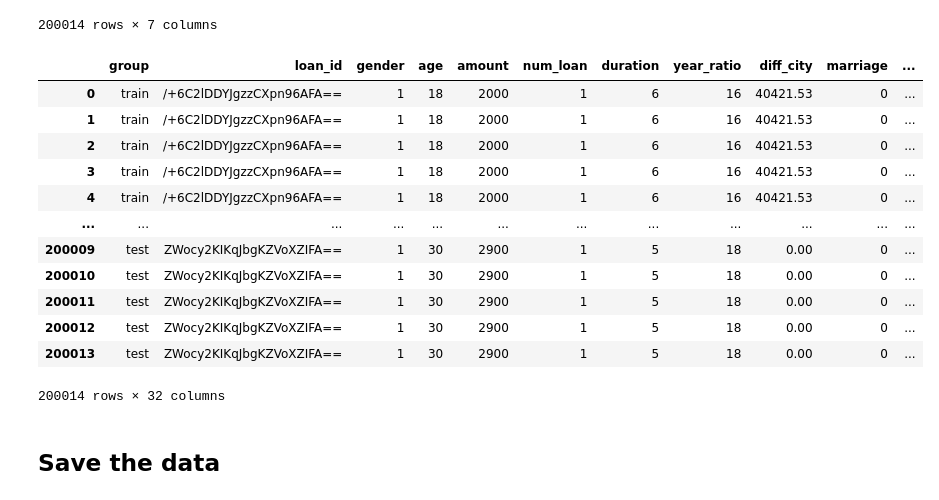
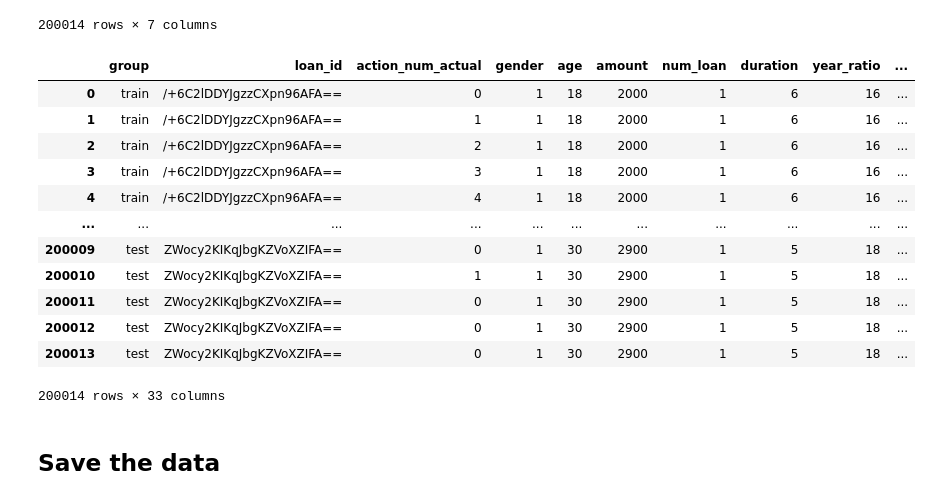
Before and after one commit to QianZeHao123/LoanRL, a Jupyter notebook: 4_note_2025_2_1.ipynb, the cells around one changed output. Drawn from its saved outputs; the diff is of its cells as text; code cells hidden in the pictures.

Commit message:
add bank's feature for RLsimulator data

```diff
--- a/4_note_2025_2_1.ipynb
+++ b/4_note_2025_2_1.ipynb
@@ -35,6 +35,7 @@ data_sim
 # %%
 # specific columns names
 loan_id = ['loan_id']
+bank_features = ['action_num_actual']
 user_features = ['gender',
                  'age',
                  'amount',
@@ -60,31 +61,35 @@ other_labels = ['installment_done',
                 'loan_done',
                 'recovery_rate_weighted']
 # %%
-loan_id_list = data_sim['loan_id'].unique().tolist()
+from tqdm.auto import tqdm
+
+
+loan_id_list = data_sim["loan_id"].unique().tolist()
 # len(loan_id_list)
 # loan_id_list
 target_state = pd.DataFrame()
 
 
-col_matching = {'installment': 'y_installment',
-                'installment_timestep': 'y_installment_timestep',
-                'state_cum_overduelength': 'y_state_cum_overduelength',
-                'remaining_debt': 'y_remaining_debt',
-                'state_capital': 'y_state_capital',
-                'state_interests': 'y_state_interests',
-                'state_penalty': 'y_state_penalty'}
+col_matching = {
+    "installment": "y_installment",
+    "installment_timestep": "y_installment_timestep",
+    "state_cum_overduelength": "y_state_cum_overduelength",
+    "remaining_debt": "y_remaining_debt",
+    "state_capital": "y_state_capital",
+    "state_interests": "y_state_interests",
+    "state_penalty": "y_state_penalty",
+}
 
 
-for example_id in loan_id_list:
-    example_data = data_sim.loc[data_sim['loan_id'] == example_id]
+for example_id in tqdm(loan_id_list):
+    example_data = data_sim.loc[data_sim["loan_id"] == example_id]
     y_train = pd.DataFrame()
     y_train = example_data[current_state]
     y_train = y_train.rename(columns=col_matching)
 
     if y_train.shape[0] > 1:
         y_train = y_train[1:]
-        y_train = pd.concat(
-            [y_train, y_train.iloc[[-1]]], ignore_index=True)
+        y_train = pd.concat([y_train, y_train.iloc[[-1]]], ignore_index=True)
     target_state = pd.concat([target_state, y_train], ignore_index=True)
 
 
@@ -106,22 +111,29 @@ target_state
 # %%
 data_sim_full = pd.DataFrame()
 data_sim_full = pd.concat(
-    [data_sim[['group']], data_sim[loan_id+user_features+current_state], target_state, data_sim[other_labels]], axis=1)
+    [
+        data_sim[["group"]],
+        data_sim[loan_id + bank_features + user_features + current_state],
+        target_state,
+        data_sim[other_labels],
+    ],
+    axis=1,
+)
 data_sim_full
 # %% [output]
-|  | group | loan_id | gender | age | amount | num_loan | duration | year_ratio | diff_city | marriage | ... |
-| 0 | train | /+6C2lDDYJgzzCXpn96AFA== | 1 | 18 | 2000 | 1 | 6 | 16 | 40421.53 | 0 | ... |
-| 1 | train | /+6C2lDDYJgzzCXpn96AFA== | 1 | 18 | 2000 | 1 | 6 | 16 | 40421.53 | 0 | ... |
-| 2 | train | /+6C2lDDYJgzzCXpn96AFA== | 1 | 18 | 2000 | 1 | 6 | 16 | 40421.53 | 0 | ... |
-| 3 | train | /+6C2lDDYJgzzCXpn96AFA== | 1 | 18 | 2000 | 1 | 6 | 16 | 40421.53 | 0 | ... |
-| 4 | train | /+6C2lDDYJgzzCXpn96AFA== | 1 | 18 | 2000 | 1 | 6 | 16 | 40421.53 | 0 | ... |
-| ... | ... | ... | ... | ... | ... | ... | ... | ... | ... | ... | ... |
-| 200009 | test | ZWocy2KIKqJbgKZVoXZIFA== | 1 | 30 | 2900 | 1 | 5 | 18 | 0.00 | 0 | ... |
-| 200010 | test | ZWocy2KIKqJbgKZVoXZIFA== | 1 | 30 | 2900 | 1 | 5 | 18 | 0.00 | 0 | ... |
-| 200011 | test | ZWocy2KIKqJbgKZVoXZIFA== | 1 | 30 | 2900 | 1 | 5 | 18 | 0.00 | 0 | ... |
-| 200012 | test | ZWocy2KIKqJbgKZVoXZIFA== | 1 | 30 | 2900 | 1 | 5 | 18 | 0.00 | 0 | ... |
-| 200013 | test | ZWocy2KIKqJbgKZVoXZIFA== | 1 | 30 | 2900 | 1 | 5 | 18 | 0.00 | 0 | ... |
+|  | group | loan_id | action_num_actual | gender | age | amount | num_loan | duration | year_ratio | ... |
+| 0 | train | /+6C2lDDYJgzzCXpn96AFA== | 0 | 1 | 18 | 2000 | 1 | 6 | 16 | ... |
+| 1 | train | /+6C2lDDYJgzzCXpn96AFA== | 1 | 1 | 18 | 2000 | 1 | 6 | 16 | ... |
+| 2 | train | /+6C2lDDYJgzzCXpn96AFA== | 2 | 1 | 18 | 2000 | 1 | 6 | 16 | ... |
+| 3 | train | /+6C2lDDYJgzzCXpn96AFA== | 3 | 1 | 18 | 2000 | 1 | 6 | 16 | ... |
+| 4 | train | /+6C2lDDYJgzzCXpn96AFA== | 4 | 1 | 18 | 2000 | 1 | 6 | 16 | ... |
+| ... | ... | ... | ... | ... | ... | ... | ... | ... | ... | ... |
+| 200009 | test | ZWocy2KIKqJbgKZVoXZIFA== | 0 | 1 | 30 | 2900 | 1 | 5 | 18 | ... |
+| 200010 | test | ZWocy2KIKqJbgKZVoXZIFA== | 1 | 1 | 30 | 2900 | 1 | 5 | 18 | ... |
+| 200011 | test | ZWocy2KIKqJbgKZVoXZIFA== | 0 | 1 | 30 | 2900 | 1 | 5 | 18 | ... |
+| 200012 | test | ZWocy2KIKqJbgKZVoXZIFA== | 0 | 1 | 30 | 2900 | 1 | 5 | 18 | ... |
+| 200013 | test | ZWocy2KIKqJbgKZVoXZIFA== | 0 | 1 | 30 | 2900 | 1 | 5 | 18 | ... |
-200014 rows × 32 columns
+200014 rows × 33 columns
 # %% [markdown]
 ## Save the data
 # %%
```
